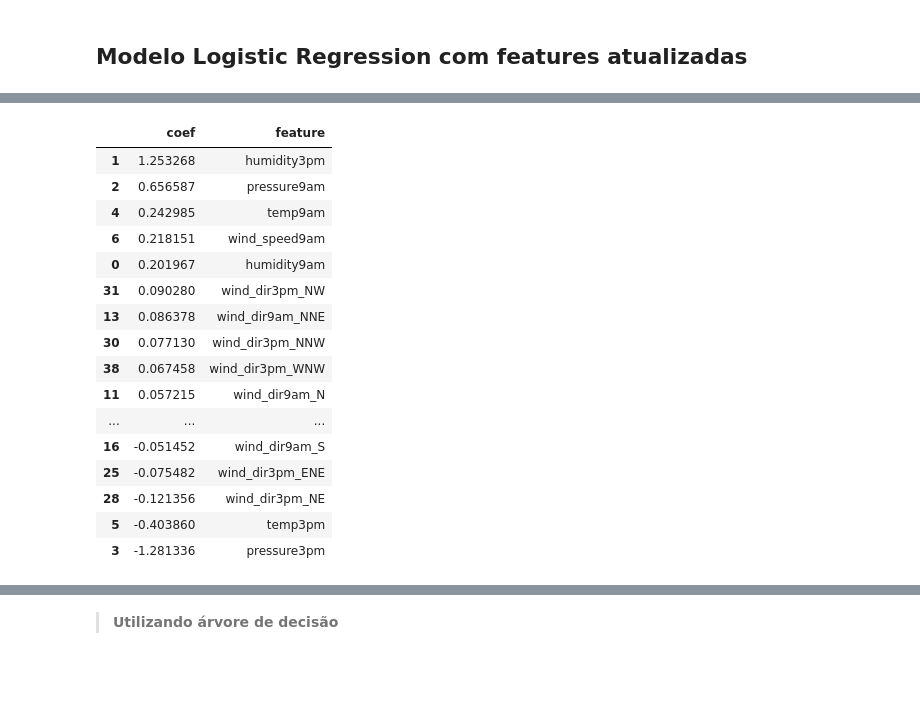
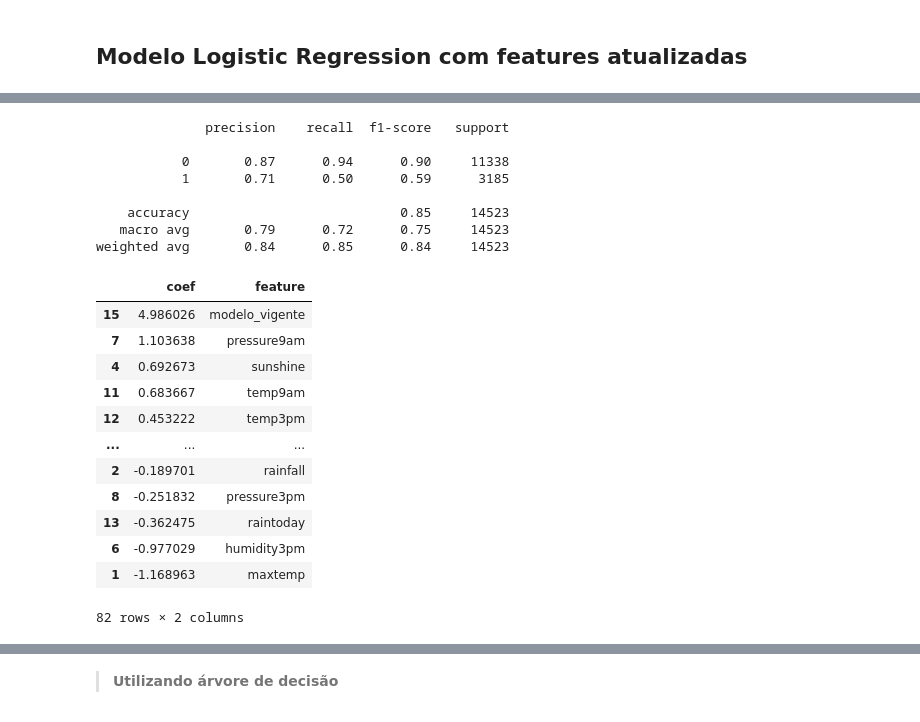
Before and after one commit to matheuslavado/case-data-science-process, a Jupyter notebook: case_raintomorrow.ipynb, the cells around one changed output, grey strips where cells are left out. Saved outputs shown, nothing was run; the diff lists cells and outputs as text; code cells hidden in the pictures; blank space fills up the shorter version.

```diff
--- a/case_raintomorrow.ipynb
+++ b/case_raintomorrow.ipynb
@@ -424,0 +535,6 @@ df_master
+# %%
+final_features_all = pd.merge(final_features_all, intermediate_df, on = 'location')
+# %%
+final_all = pd.get_dummies(final_features_all.drop(columns = ['date', 'location']))
+# %%
+final_all_nonna = final_all.dropna()
@@ -462,20 +605,58 @@ weighted avg       0.82      0.84      0.82     88630
+# %%
+std = StandardScaler()
+
+X_all = final_all_nonna.drop(columns = ['raintomorrow'])
+X = final_all_nonna[['humidity9am', 'humidity3pm', 'pressure9am', 'pressure3pm', 'cloud9am',
+       'cloud3pm', 'temp9am', 'temp3pm', 'wind_speed9am',
+       'wind_speed3pm', 'latitude', 'longitude', 'altitude',
+       'wind_dir9am_E', 'wind_dir9am_ENE', 'wind_dir9am_ESE', 'wind_dir9am_N',
+       'wind_dir9am_NE', 'wind_dir9am_NNE', 'wind_dir9am_NNW',
+       'wind_dir9am_NW', 'wind_dir9am_S', 'wind_dir9am_SE', 'wind_dir9am_SSE',
+       'wind_dir9am_SSW', 'wind_dir9am_SW', 'wind_dir9am_W', 'wind_dir9am_WNW',
+       'wind_dir9am_WSW', 'wind_dir3pm_E', 'wind_dir3pm_ENE',
+       'wind_dir3pm_ESE', 'wind_dir3pm_N', 'wind_dir3pm_NE', 'wind_dir3pm_NNE',
+       'wind_dir3pm_NNW', 'wind_dir3pm_NW', 'wind_dir3pm_S', 'wind_dir3pm_SE',
+       'wind_dir3pm_SSE', 'wind_dir3pm_SSW', 'wind_dir3pm_SW', 'wind_dir3pm_W',
+       'wind_dir3pm_WNW', 'wind_dir3pm_WSW', 'month_April', 'month_August',
+       'month_December', 'month_February', 'month_January', 'month_July',
+       'month_June', 'month_March', 'month_May', 'month_November',
+       'month_October', 'month_September']]
+y = final_all_nonna.raintomorrow
+
+X_all_std = std.fit_transform(X_all)
+X_std = std.fit_transform(X)
+y_all = y
+
+X_all_std_train, X_all_std_test, y_all_train, y_all_test = train_test_split(X_all_std, y_all)
+X_std_train, X_std_test, y_train, y_test = train_test_split(X_std, y)
+
+logistic = LogisticRegression(max_iter = 2000)
+logistic.fit(X_std_train, y_train)
+y_pred = logistic.predict(X_std_test)
+
+print(classification_report(y_test, y_pred))
+# %% [output]
+              precision    recall  f1-score   support
+
+           0       0.87      0.94      0.90     11338
+           1       0.71      0.50      0.59      3185
+
+    accuracy                           0.85     14523
+   macro avg       0.79      0.72      0.75     14523
+weighted avg       0.84      0.85      0.84     14523
 # %%
-pd.DataFrame(list(zip(list(model_newfeatures.coef_[0]), newfeatures.drop(columns = ['raintomorrow']).columns)), columns = ['coef', 'feature']).sort_values(by = 'coef', ascending = False)
+pd.DataFrame(list(zip(list(logistic_all.coef_[0]), X_all.columns)), columns = ['coef', 'feature']).sort_values(by = 'coef', ascending = False)
 # %% [output]
 |  | coef | feature |
-| 1 | 1.253268 | humidity3pm |
-| 2 | 0.656587 | pressure9am |
-| 4 | 0.242985 | temp9am |
-| 6 | 0.218151 | wind_speed9am |
-| 0 | 0.201967 | humidity9am |
-| 31 | 0.090280 | wind_dir3pm_NW |
-| 13 | 0.086378 | wind_dir9am_NNE |
-| 30 | 0.077130 | wind_dir3pm_NNW |
-| 38 | 0.067458 | wind_dir3pm_WNW |
-| 11 | 0.057215 | wind_dir9am_N |
+| 15 | 4.986026 | modelo_vigente |
+| 7 | 1.103638 | pressure9am |
+| 4 | 0.692673 | sunshine |
+| 11 | 0.683667 | temp9am |
+| 12 | 0.453222 | temp3pm |
 | ... | ... | ... |
-| 16 | -0.051452 | wind_dir9am_S |
-| 25 | -0.075482 | wind_dir3pm_ENE |
-| 28 | -0.121356 | wind_dir3pm_NE |
-| 5 | -0.403860 | temp3pm |
-| 3 | -1.281336 | pressure3pm |
+| 2 | -0.189701 | rainfall |
+| 8 | -0.251832 | pressure3pm |
+| 13 | -0.362475 | raintoday |
+| 6 | -0.977029 | humidity3pm |
+| 1 | -1.168963 | maxtemp |
+82 rows × 2 columns
```
Also changed, not shown: parts of 40 cells of this notebook.
